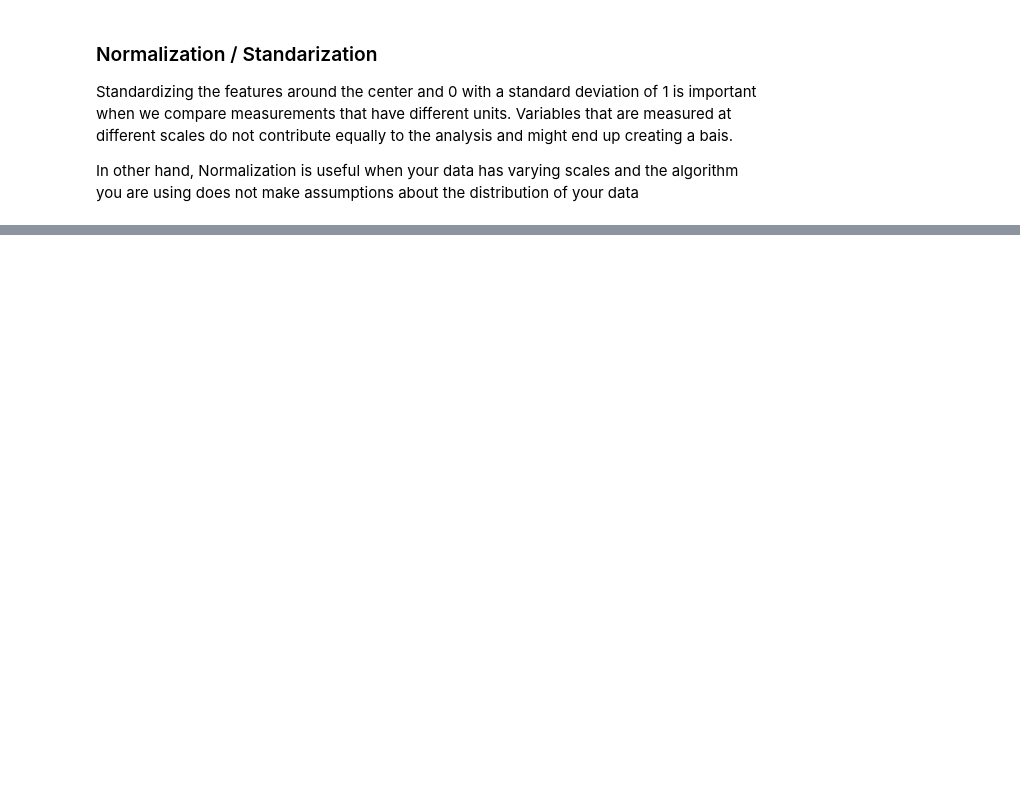
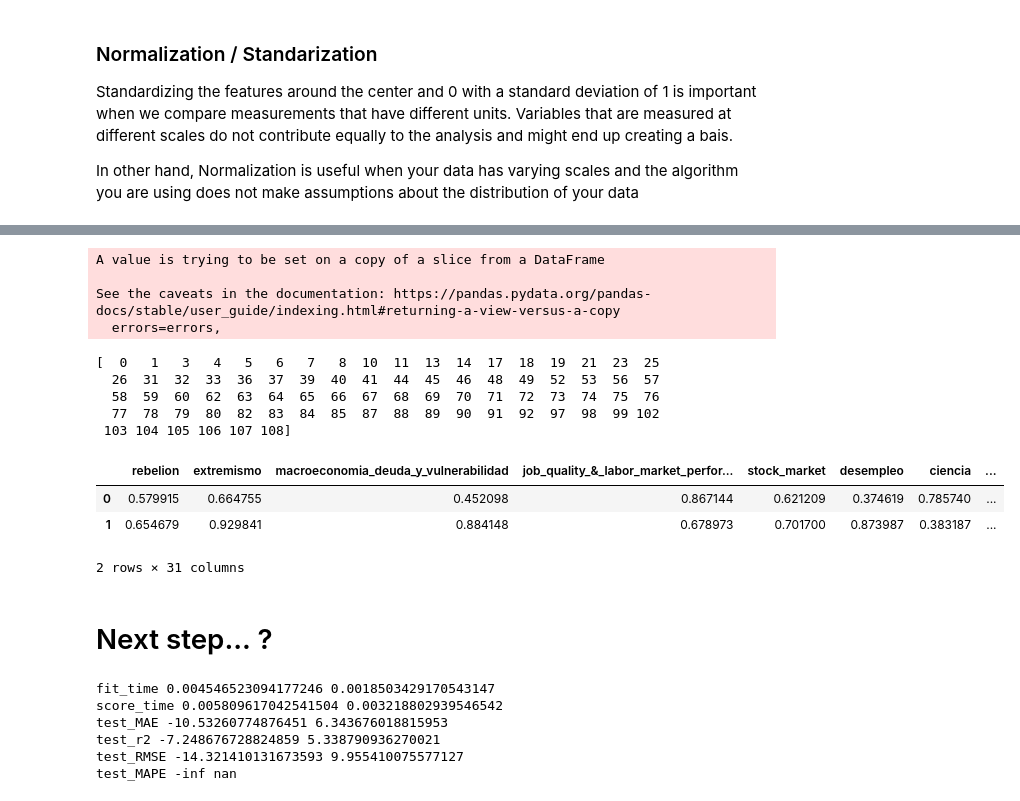
Before and after one commit to albertovpd/automated_ML_regression, a Jupyter notebook: testing_ml.ipynb, the cells around one changed output, grey strips where cells are left out. Cells and saved outputs as stored; diff of their text form; code cells hidden in the pictures; blank space fills up the shorter version.

```diff
--- a/testing_ml.ipynb
+++ b/testing_ml.ipynb
@@ -339,0 +202,27 @@ features.head(20)
+# %%
+# This is quite a wierd of feature selection
+X_train.drop(X_train.columns[np.where(rfecv.support_ == False)[0]], axis=1, inplace=True)
+# %% [output]
+A value is trying to be set on a copy of a slice from a DataFrame
+
+See the caveats in the documentation: https://pandas.pydata.org/pandas-docs/stable/user_guide/indexing.html#returning-a-view-versus-a-copy
+  errors=errors,
+# %%
+print(np.where(rfecv.support_ == False)[0])
+
+X.drop(X.columns[np.where(rfecv.support_ == False)[0]], axis=1, inplace=True)
+# %% [output]
+[  0   1   3   4   5   6   7   8  10  11  13  14  17  18  19  21  23  25
+  26  31  32  33  36  37  39  40  41  44  45  46  48  49  52  53  56  57
+  58  59  60  62  63  64  65  66  67  68  69  70  71  72  73  74  75  76
+  77  78  79  80  82  83  84  85  87  88  89  90  91  92  97  98  99 102
+ 103 104 105 106 107 108]
+# %%
+X_train.head(2)
+# %% [output]
+|  | rebelion | extremismo | macroeconomia_deuda_y_vulnerabilidad | job_quality_&_labor_market_perfor... | stock_market | desempleo | ciencia | ... |
+| 0 | 0.579915 | 0.664755 | 0.452098 | 0.867144 | 0.621209 | 0.374619 | 0.785740 | ... |
+| 1 | 0.654679 | 0.929841 | 0.884148 | 0.678973 | 0.701700 | 0.873987 | 0.383187 | ... |
+2 rows × 31 columns
+# %% [markdown]
+# Next step... ?
@@ -339,0 +254,11 @@ features.head(20)
+# %%
+#pprint(evaluacion)
+for e in evaluacion:
+    print(e, evaluacion.get(e).mean(), evaluacion.get(e).std())
+# %% [output]
+fit_time 0.004546523094177246 0.0018503429170543147
+score_time 0.005809617042541504 0.003218802939546542
+test_MAE -10.53260774876451 6.343676018815953
+test_r2 -7.248676728824859 5.338790936270021
+test_RMSE -14.321410131673593 9.955410075577127
+test_MAPE -inf nan
```
Also changed, not shown: parts of 40 cells of this notebook.
